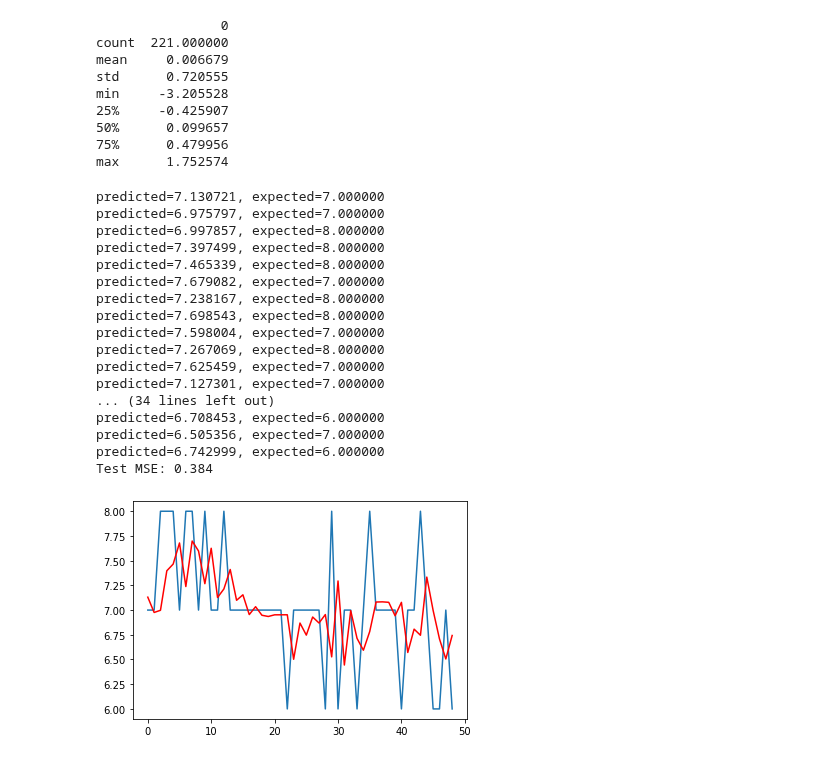
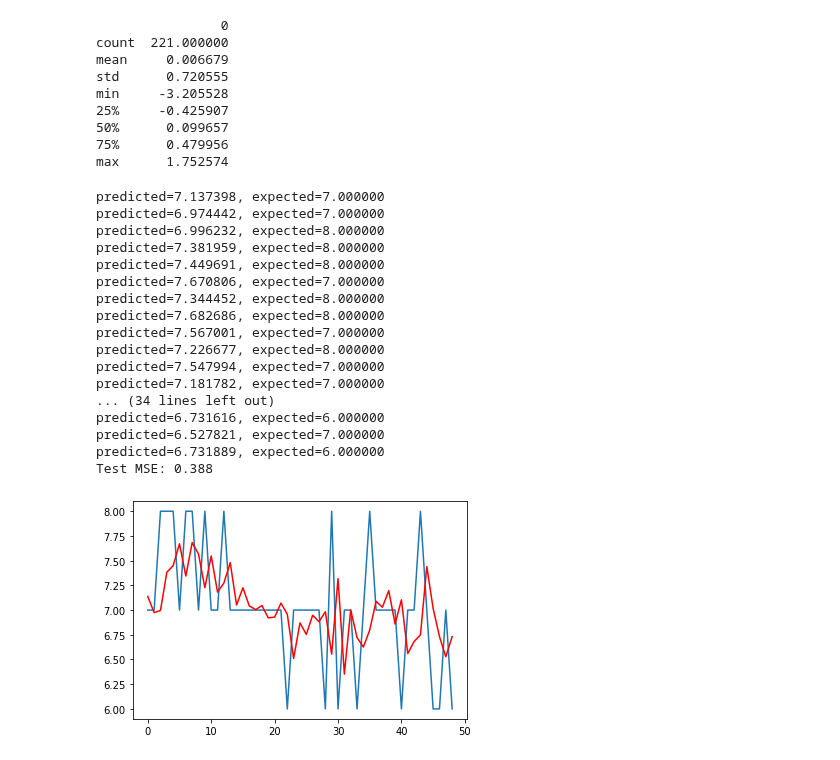
Before and after one commit to guybrush1989/DMT-Group80, a Jupyter notebook: ARIMA.ipynb, the cells around one changed output. Saved outputs shown, nothing was run; the diff lists cells and outputs as text; code cells hidden in the pictures.

```diff
--- a/ARIMA.ipynb
+++ b/ARIMA.ipynb
@@ -199,43 +199,43 @@ max      1.752574
 # %%
 from sklearn.metrics import mean_squared_error
 from statsmodels.tsa.arima_model import ARIMA
 
 size = int(len(moods) * 0.80)
 
 train, test = moods[0:size], moods[size:len(moods)]
 history = [x for x in train]
 predictions = list()
 for t in range(len(test)):
-    model = ARIMA(history, order=(7, 0, 0))
+    model = ARIMA(history, order=(9, 0, 0))
     model_fit = model.fit(disp=0)
     output = model_fit.forecast()
     yhat = output[0]
     predictions.append(yhat)
     obs = test[t]
     history.append(obs)
     print('predicted=%f, expected=%f' % (yhat, obs))
 error = mean_squared_error(test, predictions)
 print('Test MSE: %.3f' % error)
 # plot
 plt.plot(test)
 plt.plot(predictions, color='red')
 plt.show()
 # %% [output]
-predicted=7.130721, expected=7.000000
-predicted=6.975797, expected=7.000000
-predicted=6.997857, expected=8.000000
-predicted=7.397499, expected=8.000000
-predicted=7.465339, expected=8.000000
-predicted=7.679082, expected=7.000000
-predicted=7.238167, expected=8.000000
-predicted=7.698543, expected=8.000000
-predicted=7.598004, expected=7.000000
-predicted=7.267069, expected=8.000000
-predicted=7.625459, expected=7.000000
-predicted=7.127301, expected=7.000000
+predicted=7.137398, expected=7.000000
+predicted=6.974442, expected=7.000000
+predicted=6.996232, expected=8.000000
+predicted=7.381959, expected=8.000000
+predicted=7.449691, expected=8.000000
+predicted=7.670806, expected=7.000000
+predicted=7.344452, expected=8.000000
+predicted=7.682686, expected=8.000000
+predicted=7.567001, expected=7.000000
+predicted=7.226677, expected=8.000000
+predicted=7.547994, expected=7.000000
+predicted=7.181782, expected=7.000000
 ... (34 lines left out)
-predicted=6.708453, expected=6.000000
-predicted=6.505356, expected=7.000000
-predicted=6.742999, expected=6.000000
-Test MSE: 0.384
+predicted=6.731616, expected=6.000000
+predicted=6.527821, expected=7.000000
+predicted=6.731889, expected=6.000000
+Test MSE: 0.388
-[figure, old version]
+[figure, new version]
```
Also changed, not shown: parts of 1 cell of this notebook.
